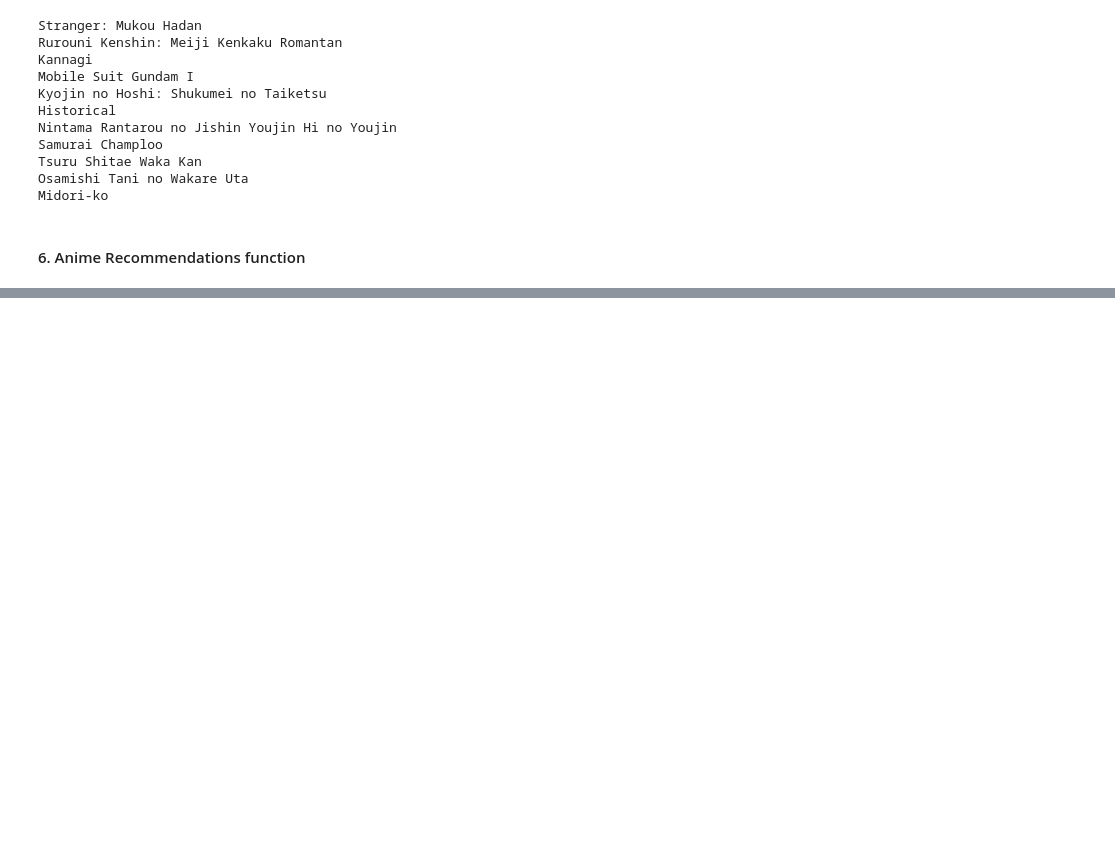
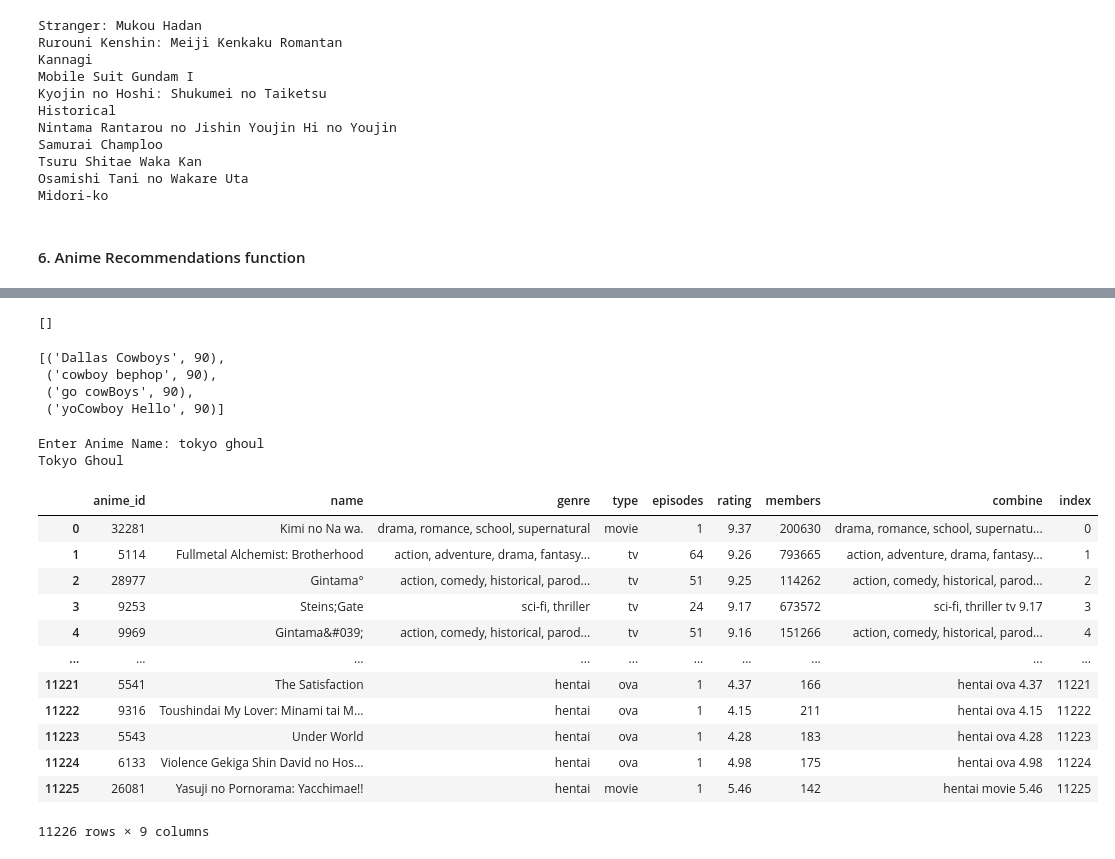
Before and after one commit to varuncode01/P_Anime_Recommendation_Project1, a Jupyter notebook: Per_Project1.ipynb, the cells around one changed output, grey strips where cells are left out. Drawn from its saved outputs; the diff is of its cells as text; code cells hidden in the pictures; blank space fills up the shorter version.

```diff
--- a/Per_Project1.ipynb
+++ b/Per_Project1.ipynb
@@ -279,0 +327,41 @@ Maboroshi Mabo-chan
+# %%
+#testing difflib
+choices = ["Atlanta naaaw fOr1k Falcons", "New York Jets", "new york headlines", "new york times", "York new states", "new York Giants", "Dallas Cowboys", "cowboy bephop", "go cowBoys", "yoCowboy Hello"]
+difflib.get_close_matches("coWbOy", choices)
+# %% [output]
+[]
+# %%
+# Testing fuzzywuzzy
+
+choices = ["Atlanta naaaw fOr1k Falcons", "New York Jets", "new york headlines", "new york times", "York new states", "new York Giants", "Dallas Cowboys", "cowboy bephop", "go cowBoys", "yoCowboy Hello"]
+process.extract("cowboy", choices, limit = 4)
+# %% [output]
+[('Dallas Cowboys', 90),
+ ('cowboy bephop', 90),
+ ('go cowBoys', 90),
+ ('yoCowboy Hello', 90)]
+# %%
+anime_name = input("Enter Anime Name: ")
+find_close_match3 = process.extract(anime_name, anime_name_list, limit = 2)
+
+find_close_match4 = [find_close_match3[0][0], find_close_match3[1][0]]
+print(find_close_match4[0])
+# %% [output]
+Enter Anime Name: tokyo ghoul
+Tokyo Ghoul
+# %%
+df2
+# %% [output]
+|  | anime_id | name | genre | type | episodes | rating | members | combine | index |
+| 0 | 32281 | Kimi no Na wa. | drama, romance, school, supernatural | movie | 1 | 9.37 | 200630 | drama, romance, school, supernatu... | 0 |
+| 1 | 5114 | Fullmetal Alchemist: Brotherhood | action, adventure, drama, fantasy... | tv | 64 | 9.26 | 793665 | action, adventure, drama, fantasy... | 1 |
+| 2 | 28977 | Gintama° | action, comedy, historical, parod... | tv | 51 | 9.25 | 114262 | action, comedy, historical, parod... | 2 |
+| 3 | 9253 | Steins;Gate | sci-fi, thriller | tv | 24 | 9.17 | 673572 | sci-fi, thriller tv 9.17 | 3 |
+| 4 | 9969 | Gintama&#039; | action, comedy, historical, parod... | tv | 51 | 9.16 | 151266 | action, comedy, historical, parod... | 4 |
+| ... | ... | ... | ... | ... | ... | ... | ... | ... | ... |
+| 11221 | 5541 | The Satisfaction | hentai | ova | 1 | 4.37 | 166 | hentai ova 4.37 | 11221 |
+| 11222 | 9316 | Toushindai My Lover: Minami tai M... | hentai | ova | 1 | 4.15 | 211 | hentai ova 4.15 | 11222 |
+| 11223 | 5543 | Under World | hentai | ova | 1 | 4.28 | 183 | hentai ova 4.28 | 11223 |
+| 11224 | 6133 | Violence Gekiga Shin David no Hos... | hentai | ova | 1 | 4.98 | 175 | hentai ova 4.98 | 11224 |
+| 11225 | 26081 | Yasuji no Pornorama: Yacchimae!! | hentai | movie | 1 | 5.46 | 142 | hentai movie 5.46 | 11225 |
+11226 rows × 9 columns
```
Also changed, not shown: parts of 9 cells of this notebook.
